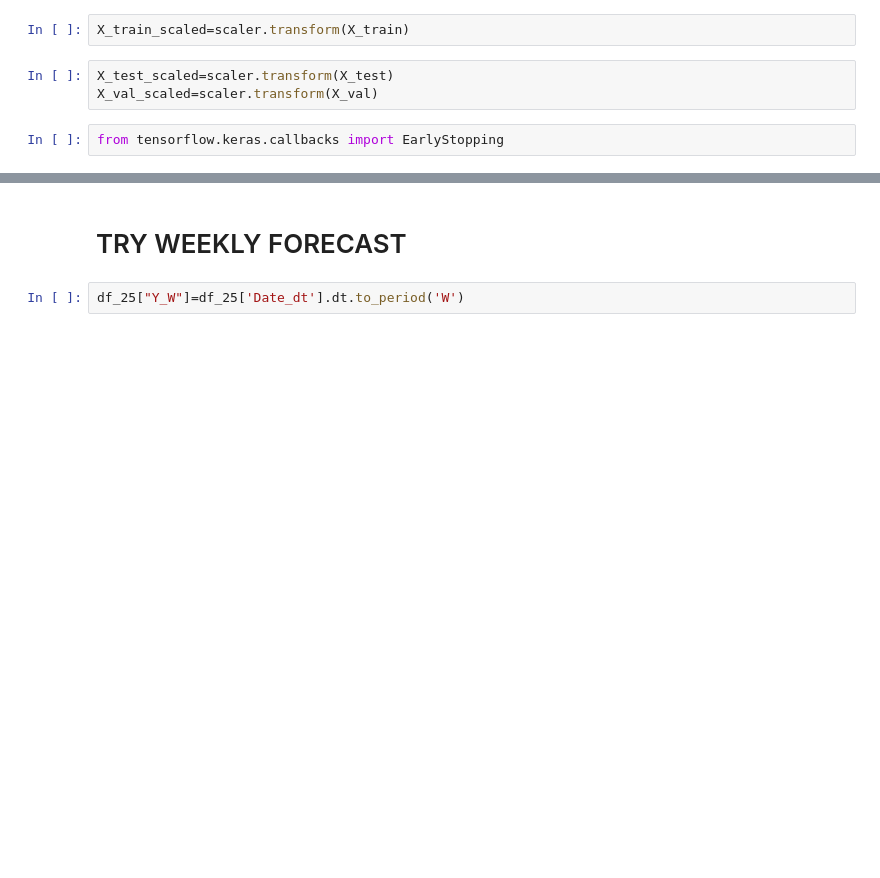
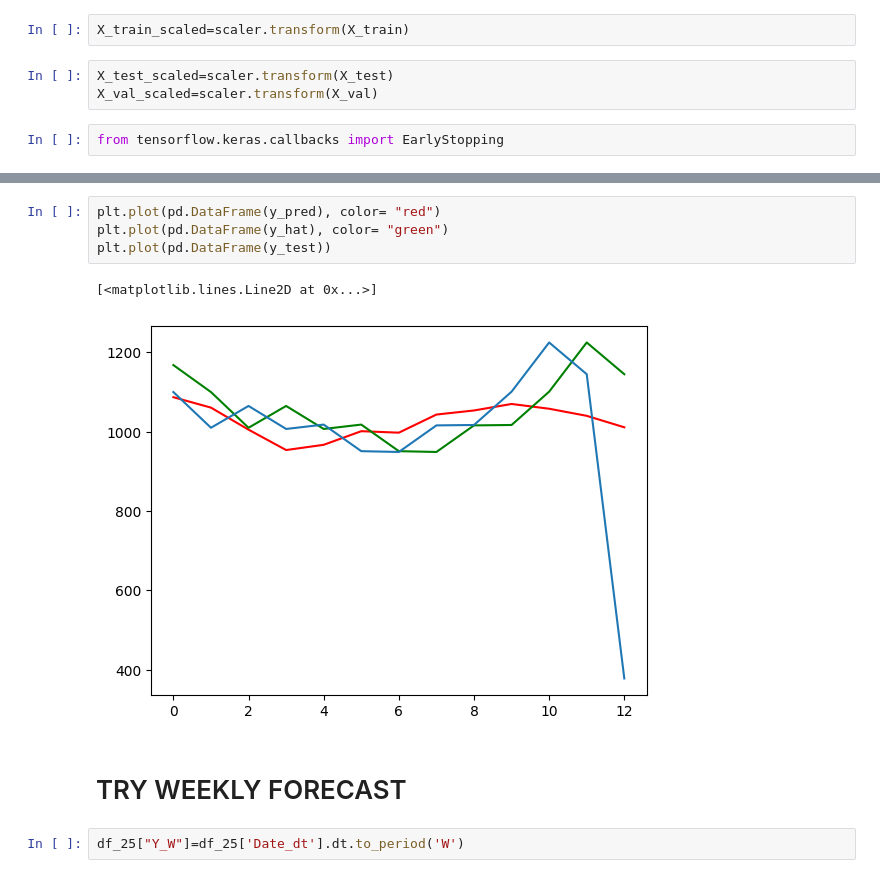
Before and after one commit to jonfoong/LW_chicago_crime_pred, a Jupyter notebook: notebooks/marko/RNN_model.ipynb, the cells around one changed output, grey strips where cells are left out. Cells and saved outputs as stored; diff of their text form; blank space fills up the shorter version.

```diff
--- a/notebooks/marko/RNN_model.ipynb
+++ b/notebooks/marko/RNN_model.ipynb
@@ -172,3 +203,10 @@ r2_score(y_test,y_pred)
+# %%
+plt.plot(pd.DataFrame(y_pred), color= "red")
+plt.plot(pd.DataFrame(y_hat), color= "green")
+plt.plot(pd.DataFrame(y_test))
+# %% [output]
+[<matplotlib.lines.Line2D at 0x...>]
+[figure, added]
 # %% [markdown]
 # TRY WEEKLY FORECAST
 # %%
```
Also changed, not shown: parts of 11 cells of this notebook, 4 other files.
